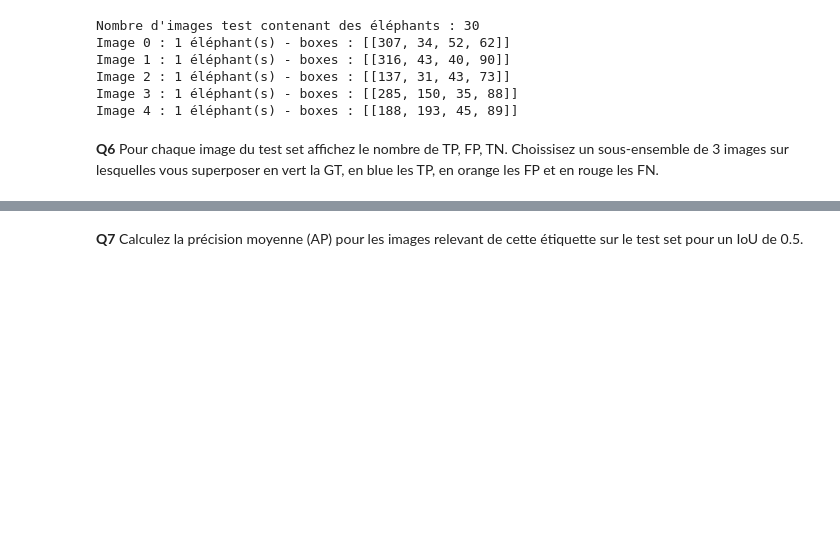
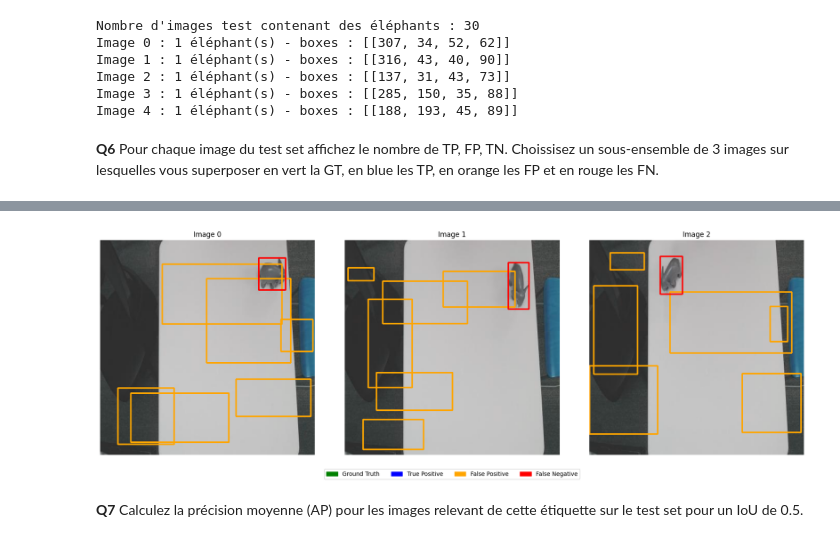
Before and after one commit to RaramiP/amvo, a Jupyter notebook: notebook/TP3 - 2. CNNObjectLocalizationFeelingLucky-etud.ipynb, the cells around one changed output, grey strips where cells are left out. Cells and saved outputs as stored; diff of their text form; code cells hidden in the pictures; blank space fills up the shorter version.

```diff
--- a/notebook/TP3 - 2. CNNObjectLocalizationFeelingLucky-etud.ipynb
+++ b/notebook/TP3 - 2. CNNObjectLocalizationFeelingLucky-etud.ipynb
@@ -100,6 +110,10 @@ def preselectRegions(image, regions, classifier, input_size=(128,128), threshold
     for (x, y, w, h) in regions:
         # Extraire la région et redimensionner
         region_crop = image[y:y+h, x:x+w]
+
+        if region_crop.shape == 0:
+            continue
+
         region_resized = cv2.resize(region_crop, input_size)
         region_resized = np.expand_dims(region_resized, axis=0).astype(np.float32)
 
@@ -332,13 +395,3 @@ model_binary = load_model("model_elephant_binary.keras")
-# %%
-def resize(imgs, target_resize=(128, 128)):
-    resized_imgs = []
-    for img in imgs:
-        img_resized = cv2.resize(img, target_resize)
-        resized_imgs.append(img_resized)
-    return np.array(resized_imgs)
-
-x_test = tf.stack(x_test)
-y_test = np.array(y_test)
 # %%
 iou_threshold = 0.5
 results = []
@@ -370,15 +436,17 @@ error: OpenCV(4.11.0) :-1: error: (-5:Bad argument) in function 'resize'
 # %%
-for i in range(3):
-    img = x_test[i]
-    gt_boxes = y_test[i]
-
-    # Générer et filtrer les régions pour la visualisation
-    regions = generate_random_regions(img.shape, n_regions=20)
-    candidate_regions = preselectRegions(img, regions, model_binary, input_size=(224,224), threshold=0.5)
-    candidate_regions_nms = nonmaxSuppression(img, [1], candidate_regions, iou_threshold=0.5)
-    TP, FP, FN = compareToGroundTruth(img, gt_boxes, candidate_regions_nms, iou_threshold=iou_threshold)
-
-    plot_image_with_gt_tp_fp_fn(img, gt_boxes, TP, FP, FN)
+plot_multiple_images_with_gt_tp_fp_fn(
+    x_test=x_test,
+    y_test=y_test,
+    model_binary=model_binary,
+    generate_random_regions=generate_random_regions,
+    preselectRegions=preselectRegions,
+    nonmaxSuppression=nonmaxSuppression,
+    compareToGroundTruth=compareToGroundTruth,
+    iou_threshold=0.5,
+    n_images=3
+)
+# %% [output]
+[figure, added]
 # %% [markdown]
 **Q7** Calculez la précision moyenne (AP) pour les images relevant de cette étiquette sur le test set pour un IoU de 0.5.
 # %% [markdown]
```
Also changed, not shown: parts of 11 cells of this notebook, 3 other files.
